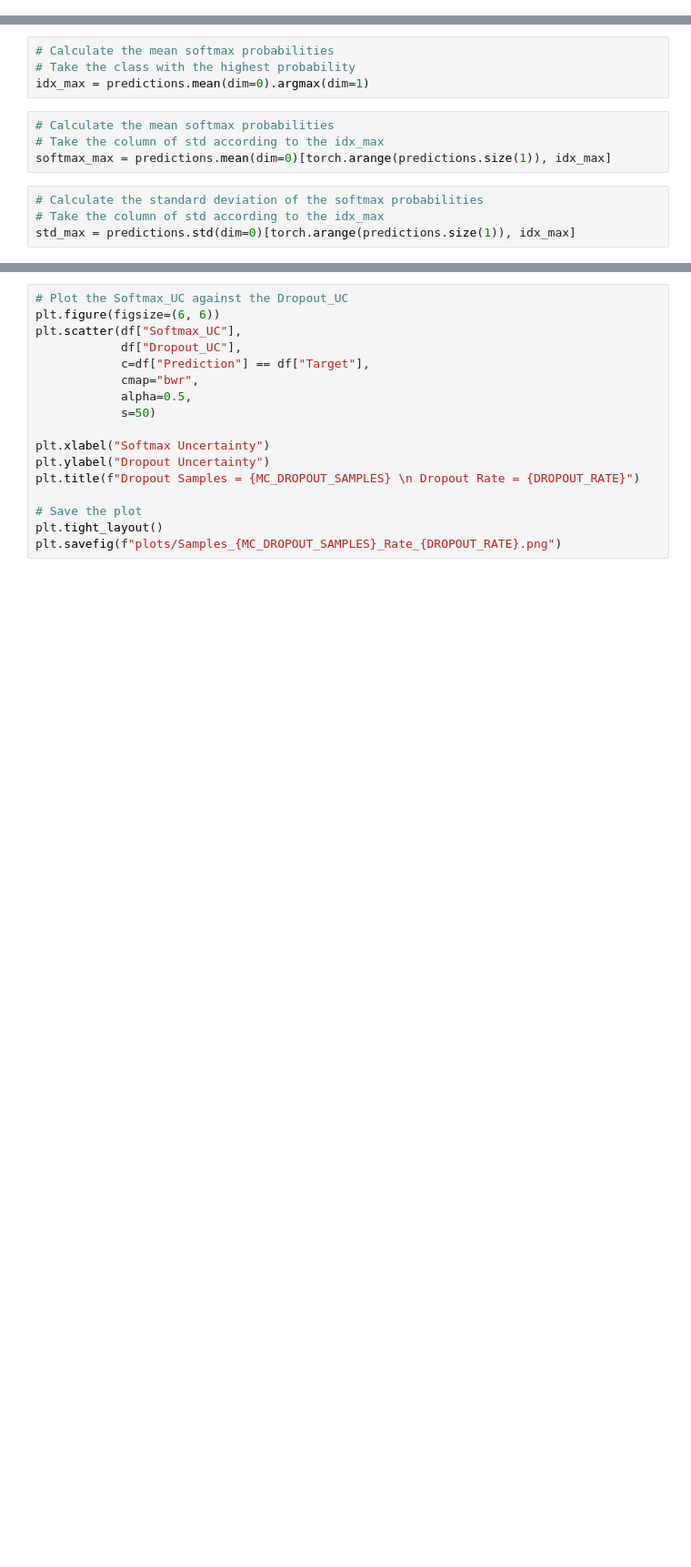
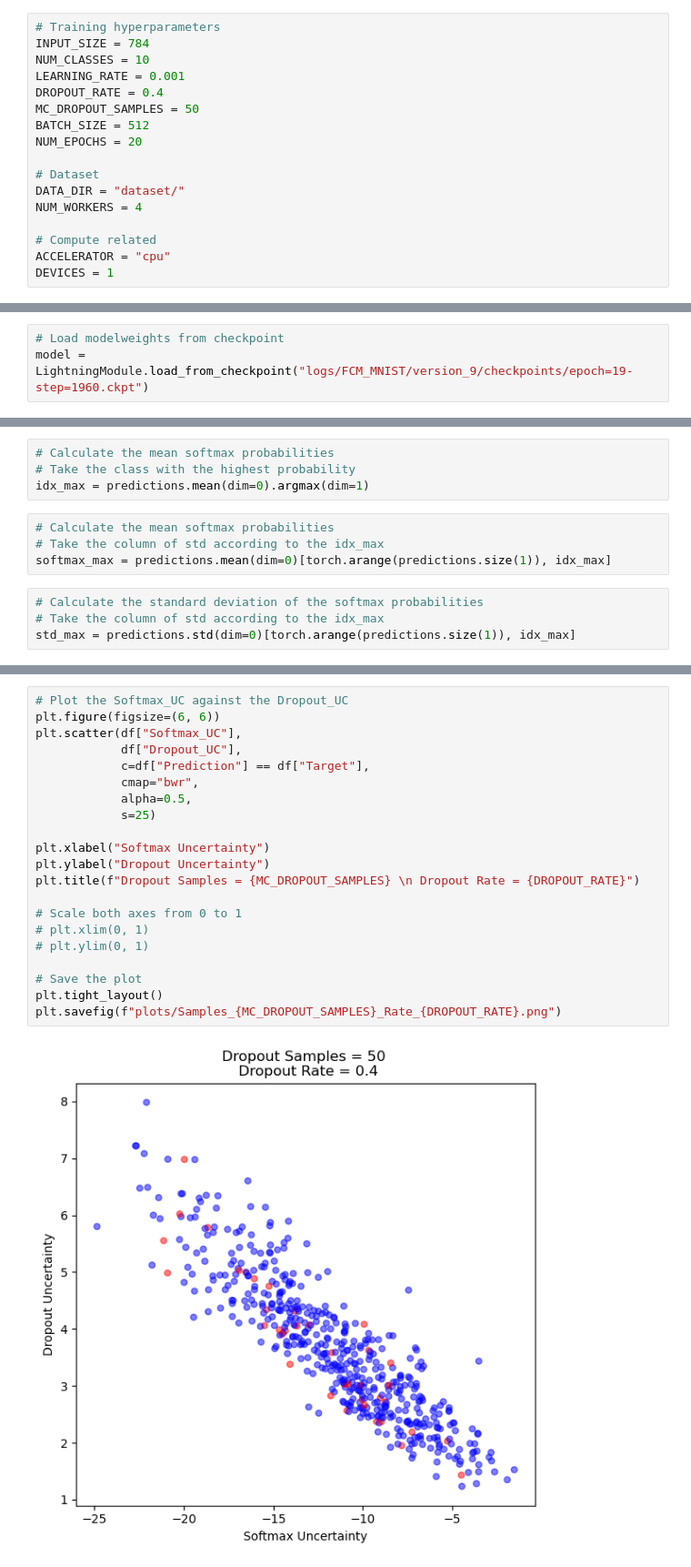
Before and after one commit to ThoAus/learn-ligthning, a Jupyter notebook: 01_MNIST/06_MNIST_compare_models.ipynb, the cells around one changed output, grey strips where cells are left out. Shown at 91% size. Saved outputs shown, nothing was run; the diff lists cells and outputs as text; blank space fills up the shorter version.

Commit message:
load model from checkpoint with changes in module

```diff
--- a/01_MNIST/06_MNIST_compare_models.ipynb
+++ b/01_MNIST/06_MNIST_compare_models.ipynb
@@ -223,3 +208,20 @@ class LightningModule(L.LightningModule):
+# %%
+# Training hyperparameters
+INPUT_SIZE = 784
+NUM_CLASSES = 10
+LEARNING_RATE = 0.001
+DROPOUT_RATE = 0.4
+MC_DROPOUT_SAMPLES = 50
+BATCH_SIZE = 512
+NUM_EPOCHS = 20
+
+# Dataset
+DATA_DIR = "dataset/"
+NUM_WORKERS = 4
+
+# Compute related
+ACCELERATOR = "cpu"
+DEVICES = 1
 # %% [markdown]
 ## Training
 Using the Trainer
@@ -357,5 +336,8 @@ plot_metrics(7)
 # %% [markdown]
 ## Make predictions and calculate uncertainty
+# %%
+# Load modelweights from checkpoint
+model = LightningModule.load_from_checkpoint("logs/FCM_MNIST/version_9/checkpoints/epoch=19-step=1960.ckpt")
 # %%
 pred = trainer.predict(model, dm)
 # %% [markdown]
@@ -388,20 +379,26 @@ df.head()
 # %%
 # Plot the Softmax_UC against the Dropout_UC
 plt.figure(figsize=(6, 6))
 plt.scatter(df["Softmax_UC"],
             df["Dropout_UC"],
             c=df["Prediction"] == df["Target"],
             cmap="bwr",
             alpha=0.5,
-            s=50)
+            s=25)
 
 plt.xlabel("Softmax Uncertainty")
 plt.ylabel("Dropout Uncertainty")
 plt.title(f"Dropout Samples = {MC_DROPOUT_SAMPLES} \n Dropout Rate = {DROPOUT_RATE}")
 
+# Scale both axes from 0 to 1
+# plt.xlim(0, 1)
+# plt.ylim(0, 1)
+
 # Save the plot
 plt.tight_layout()
 plt.savefig(f"plots/Samples_{MC_DROPOUT_SAMPLES}_Rate_{DROPOUT_RATE}.png")
+# %% [output]
+[figure, added]
 # %%
 # Check the correlation between the Softmax_UC and the Dropout_UC
 df[["Softmax_UC", "Dropout_UC"]].corr()
```
Also changed, not shown: parts of 27 cells of this notebook.
